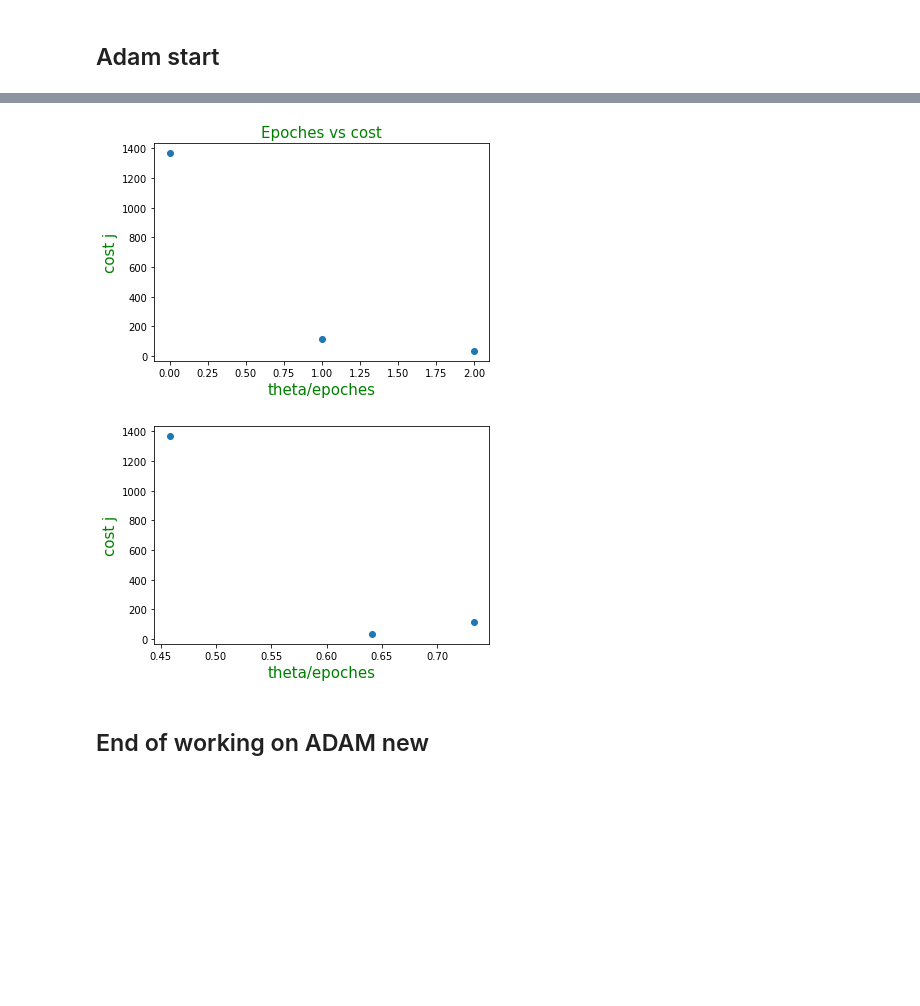
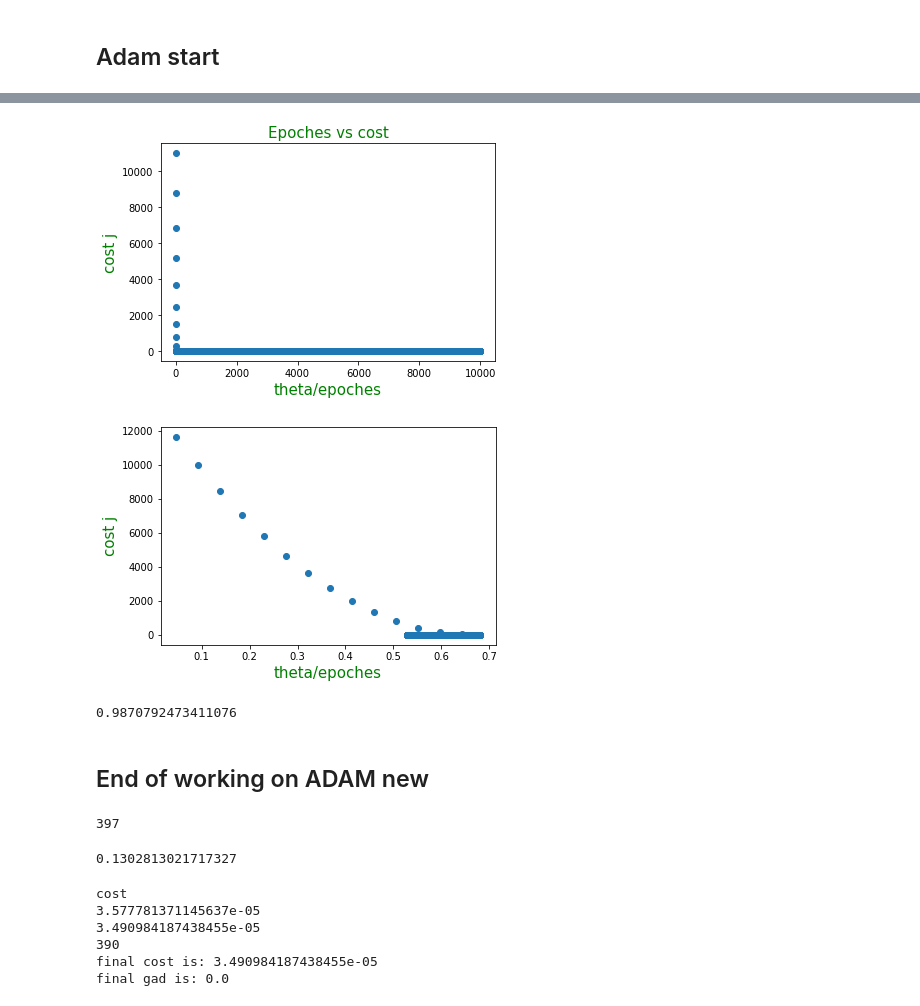
Before and after one commit to mahmoud-shabban/Numerical-optimization, a Jupyter notebook: exam.ipynb, the cells around one changed output, grey strips where cells are left out. Drawn from its saved outputs; the diff is of its cells as text; code cells hidden in the pictures; blank space fills up the shorter version.

Commit message:
adding bias term and beta2 parameter (previously forgotten) to ADAM

```diff
--- a/exam.ipynb
+++ b/exam.ipynb
@@ -331,6 +335,11 @@ s[3:4]
 # %%
 # 1- momentum based GD Batch and single variable if we want multi we get n of features and change the dimes to n,1
-def ADAM_mini_batch(x,y, alpha = .001, beta = .01,batch_size = 5, epsilon = .00000000000000000000001, epoches = 1000):
+def ADAM_mini_batch(x,y, alpha = .001, beta1 = .01, beta2 = .001,batch_size = 5, epsilon = .00000000000000000000001, epoches = 1000):
+    '''
+    params:
+        beta1 : momentum beta (in practice it has value of .9)
+        beta2 : adaptive gradient beta (in practice it has value of .999)
+    '''
     m = x.shape[0]
     n = x.shape[1]
     theta = np.zeros((n+1,1))
@@ -352,16 +361,26 @@ def ADAM_mini_batch(x,y, alpha = .001, beta = .01,batch_size = 5, epsilon = .000
         # grad_j_theta = (1/m) * (x.T @ ((x @ theta)-y))  #).reshape(n+1,1)
             x_batch = x[p * batch_size :(p* batch_size) + batch_size , :]
             y_batch = y[p * batch_size :(p* batch_size) + batch_size]
-            grad_j_theta = (1/m) * np.sum(((x_batch @ theta)-y_batch) * x_batch, axis=0 ).reshape(n+1,1)
+            grad_j_theta = (1/batch_size) * np.sum(((x_batch @ theta)-y_batch) * x_batch, axis=0 ).reshape(n+1,1)
 
             # cost = 1/(2*batch_size) * np.sum(np.square((x_batch @ theta) -y_batch))
 
-            mt = mt * beta + (1-beta) * grad_j_theta
+            mt = mt * beta1 + (1-beta1) * grad_j_theta
+            mt_hat = mt /(1-beta1**(i+1))
+            # print()
 #         print(vtt.shape, grad.shape)
-            vt = beta * vt + (1-beta)* (grad_j_theta**2)    ### NO.4
+            vt = beta2 * vt + (1-beta2)* (grad_j_theta**2)    ### NO.4
+            vt_hat = vt/(1-beta2**(i+1))
 
-            theta = theta - (alpha/(np.sqrt(vt) + epsilon)) * mt
+            # theta = theta - (alpha/(np.sqrt(vt) + epsilon)) * mt  ### without the bias correction
+            theta = theta - (alpha/(np.sqrt(vt_hat) + epsilon)) * mt_hat
+###########################################################
+    #    V = (V*beta2) +  ((1-beta2)* np.square(term_vector))
 
+    #     M = (beta1 * M )+((1-beta1)* term_vector  )
+
+    #     theta = theta - ((alpha* M)/(epsilon +np.sqrt(V) ))
+#############################################################
 
 
             # theta = theta - (alpha/(np.sqrt(vt) + epsilon)) * grad_j_theta # update step for rms prop
@@ -376,7 +395,7 @@ def ADAM_mini_batch(x,y, alpha = .001, beta = .01,batch_size = 5, epsilon = .000
         # theta1_hist.append(theta[1][0])
         cost_hist.append(cost)
         if i > 1:
-            if abs(cost - cost_hist[-2]) < .0001:
+            if abs(cost - cost_hist[-2]) < .000001:
                 print('cost')
                 print(cost_hist[-2])
                 print(cost)
@@ -384,8 +403,8 @@ def ADAM_mini_batch(x,y, alpha = .001, beta = .01,batch_size = 5, epsilon = .000
                 break
             else:
                 try:
-                    if np.square(np.linalg.norm(grad_j_theta, ord= 2)) < 2:
-
+                    if np.square(np.linalg.norm(grad_j_theta, ord= 2)) < .000000000001 and abs(cost - cost_hist[-2]) < .000001:
+                        # pass
                         print('grad')
                         print(i)
                         break
@@ -406,7 +425,7 @@ def ADAM_mini_batch(x,y, alpha = .001, beta = .01,batch_size = 5, epsilon = .000
     print('final gad is:',np.linalg.norm(grad_j_theta, ord= 2))
     return theta_hist, cost_hist
 # %%
-t,j = ADAM_mini_batch(x_multi,y_multi, alpha=.0915, beta = .006 , epoches= 10000)
+t,j = ADAM_mini_batch(x_multi,y_multi , batch_size=  5, alpha=.0291915, beta1 = .89, beta2 = .89 , epoches= 10000)
 t0 = [x[0] for x in t]
 t1 = [x[1] for x in t]
 t2 = [x[2] for x in t]
@@ -419,11 +465,12 @@ final gad is: 0.0
 # %%
+t0 = [x[0] for x in t]
 fig, ax = plt.subplots()
 ax.plot(range(len(j)), j, linestyle = 'none', marker = 'o')
 ax.set_xlabel('theta/epoches',color = 'g', fontdict={'size':15})
 ax.set_ylabel('cost j', color = 'g', fontdict={'size':15})
 ax.set_title('Epoches vs cost',color = 'g', fontdict={'size':15});
 # %% [output]
-[figure, old version]
+[figure, new version]
 # %%
 fig, ax = plt.subplots()
 ax.plot(t2, j, linestyle = 'none', marker = 'o')
@@ -432,12 +479,14 @@ ax.plot(t2, j, linestyle = 'none', marker = 'o')
 ax.set_xlabel('theta/epoches',color = 'g', fontdict={'size':15})
 ax.set_ylabel('cost j', color = 'g', fontdict={'size':15});
 # %% [output]
-[figure, old version]
+[figure, new version]
 # %%
 x = np.column_stack((np.ones((25,1)), x_multi))
 model = lambda t,x : t0 + t1 * x
 y_pred = x @ t[-1]
 r2_score(y_multi,y_pred)
+# %% [output]
+0.9870792473411076
 # %% [markdown]
 ## End of working on ADAM new
 # %%
@@ -593,3 +642,20 @@ b = 1
 x1 = np.linspace(0,20,50)
 np.random.shuffle(x1)
 y1 = -1* x1 + 2
+# %%
+j, t = ADAM(x1,y1 ,alpha = .1 , beta= .1, epoches = 1000000)
+# %% [output]
+397
+# %%
+j[-1]
+# %% [output]
+0.1302813021717327
+# %%
+t2, j2 = ADAM_mini_batch(x1.reshape(len(x1),1),y1.reshape(len(y1), 1) ,alpha = .001 , beta2= .09125, beta1= .026912, epoches = 10000)
+# %% [output]
+cost
+3.577781371145637e-05
+3.490984187438455e-05
+390
+final cost is: 3.490984187438455e-05
+final gad is: 0.0
```
Also changed, not shown: parts of 7 cells of this notebook.
